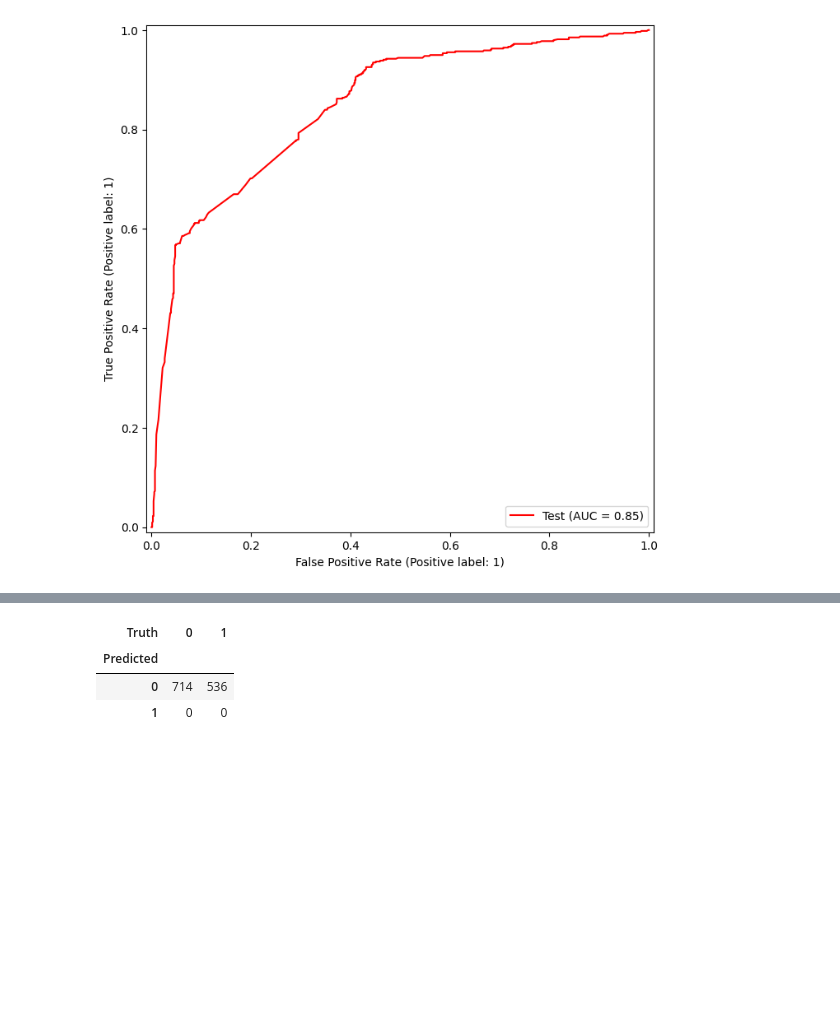
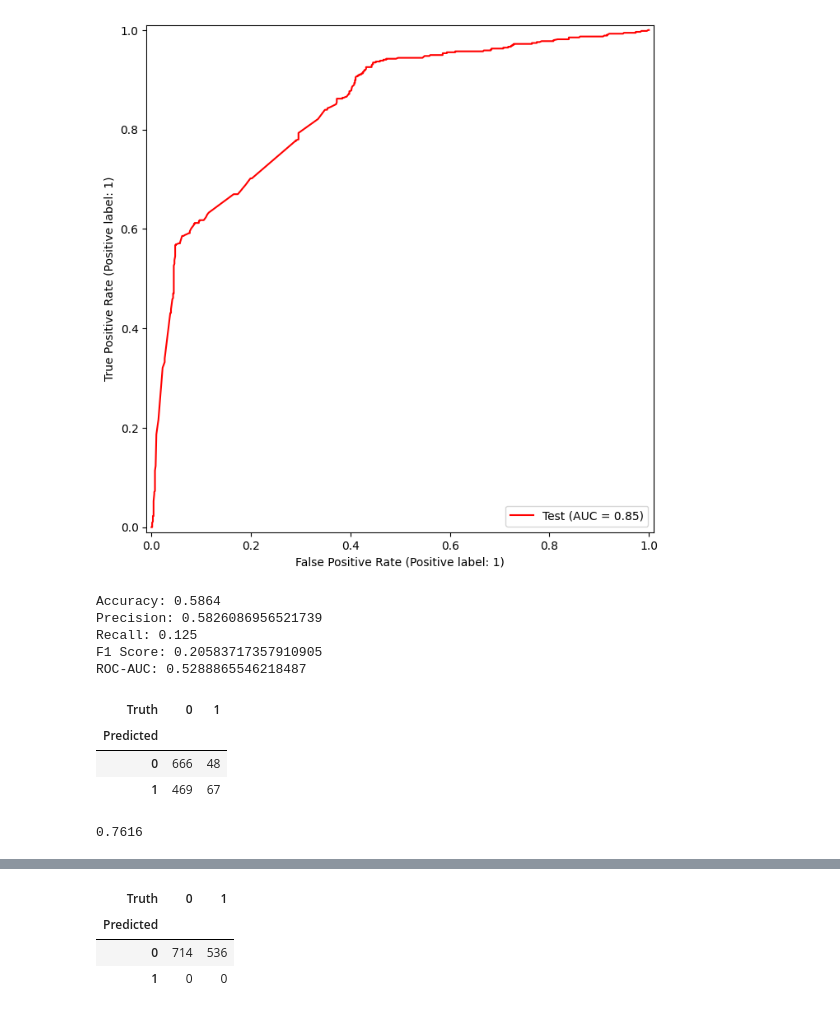
Before and after one commit to wend1k3/Wussap, a Jupyter notebook: vectorMachines.ipynb, the cells around one changed output, grey strips where cells are left out. Saved outputs shown, nothing was run; the diff lists cells and outputs as text; code cells hidden in the pictures; blank space fills up the shorter version.

```diff
--- a/vectorMachines.ipynb
+++ b/vectorMachines.ipynb
@@ -140,3 +147,61 @@ roc_curve(rbf,x_test,y_test,name="Test",color="r",ax=ax)
 # %% [output]
 <sklearn.metrics._plot.roc_curve.RocCurveDisplay at 0x...>
 [figure]
+# %%
+from sklearn.svm import SVC
+from sklearn.preprocessing import StandardScaler
+from sklearn.metrics import accuracy_score, precision_score, recall_score, f1_score, roc_auc_score, confusion_matrix
+from sklearn.pipeline import make_pipeline
+
+# Assuming 'train' and 'test' are already defined DataFrames containing your data
+
+# Columns selection
+cols = ['Satisfaction_with_AI_Services', 'AI_Personalization_Effectiveness', 'AI_Response_Time',
+        'Overall_Usage_Frequency', 'Customer_Service_Interactions', 'Customer_Churn']
+
+training1 = train[cols]
+testing1 = test[cols]
+
+# Separate features and target variable
+x_train = training1.drop(['Customer_Churn'], axis=1)
+y_train = training1['Customer_Churn']
+x_test = testing1.drop(['Customer_Churn'], axis=1)
+y_test = testing1['Customer_Churn']
+
+# Create a pipeline that first standardizes the data then applies SVC
+model = make_pipeline(StandardScaler(), SVC(kernel="rbf", gamma=50, C=10))
+
+# Training the model
+model.fit(x_train, y_train)
+
+# Predictions
+y_pred = model.predict(x_test)
+
+# Evaluation
+accuracy = accuracy_score(y_test, y_pred)
+precision = precision_score(y_test, y_pred)
+recall = recall_score(y_test, y_pred)
+f1 = f1_score(y_test, y_pred)
+roc_auc = roc_auc_score(y_test, y_pred)  # Only if y_test is binary
+cm = confusion_matrix(y_test, y_pred)
+
+print(f"Accuracy: {accuracy}")
+print(f"Precision: {precision}")
+print(f"Recall: {recall}")
+print(f"F1 Score: {f1}")
+print(f"ROC-AUC: {roc_auc}")
+confusion_table(y_test,y_pred)
+# %% [output]
+Accuracy: 0.5864
+Precision: 0.5826086956521739
+Recall: 0.125
+F1 Score: 0.20583717357910905
+ROC-AUC: 0.5288865546218487
+| Truth | 0 | 1 |
+| Predicted |  |  |
+| 0 | 666 | 48 |
+| 1 | 469 | 67 |
+# %%
+accuracy_score(y_test,y_pred)
+# %% [output]
+0.7616
```
Also changed, not shown: parts of 3 cells of this notebook.
